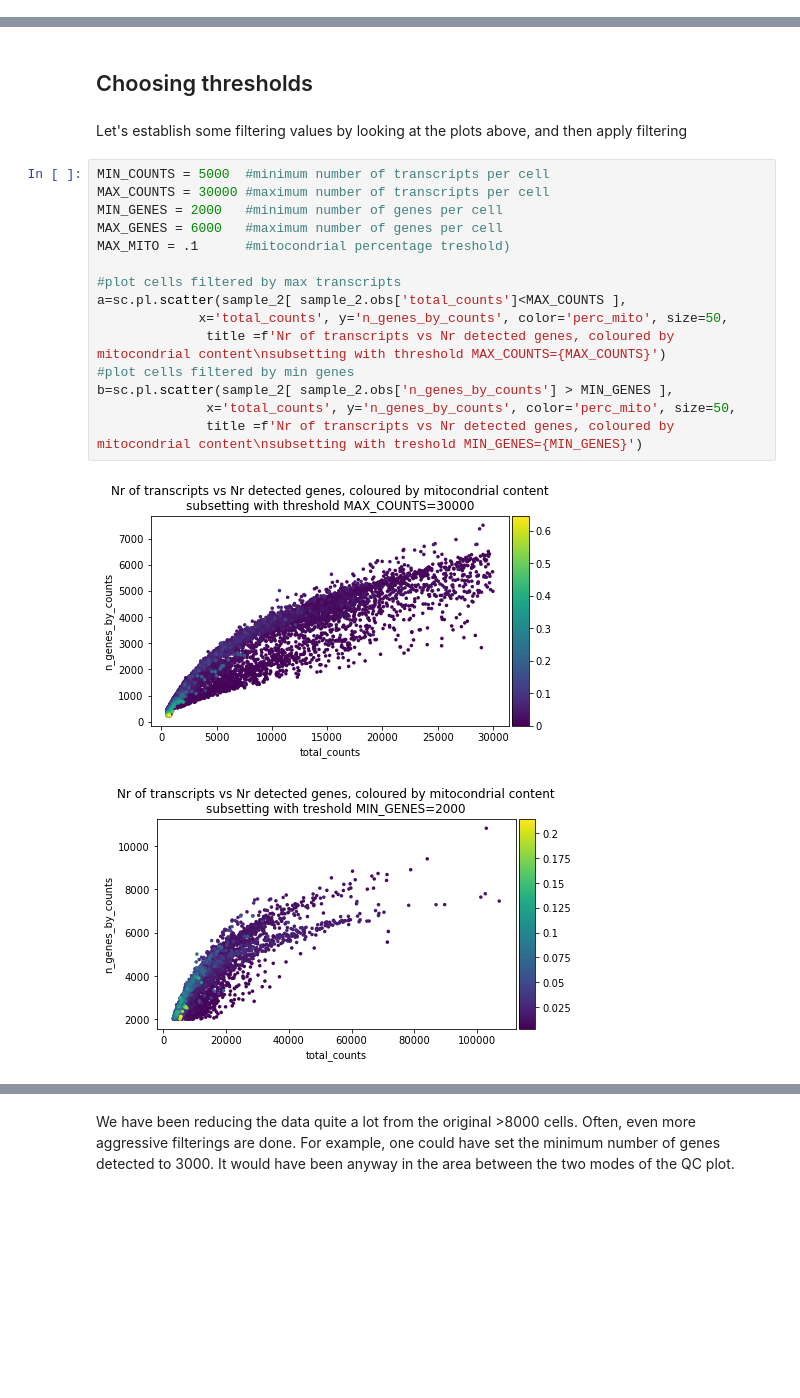
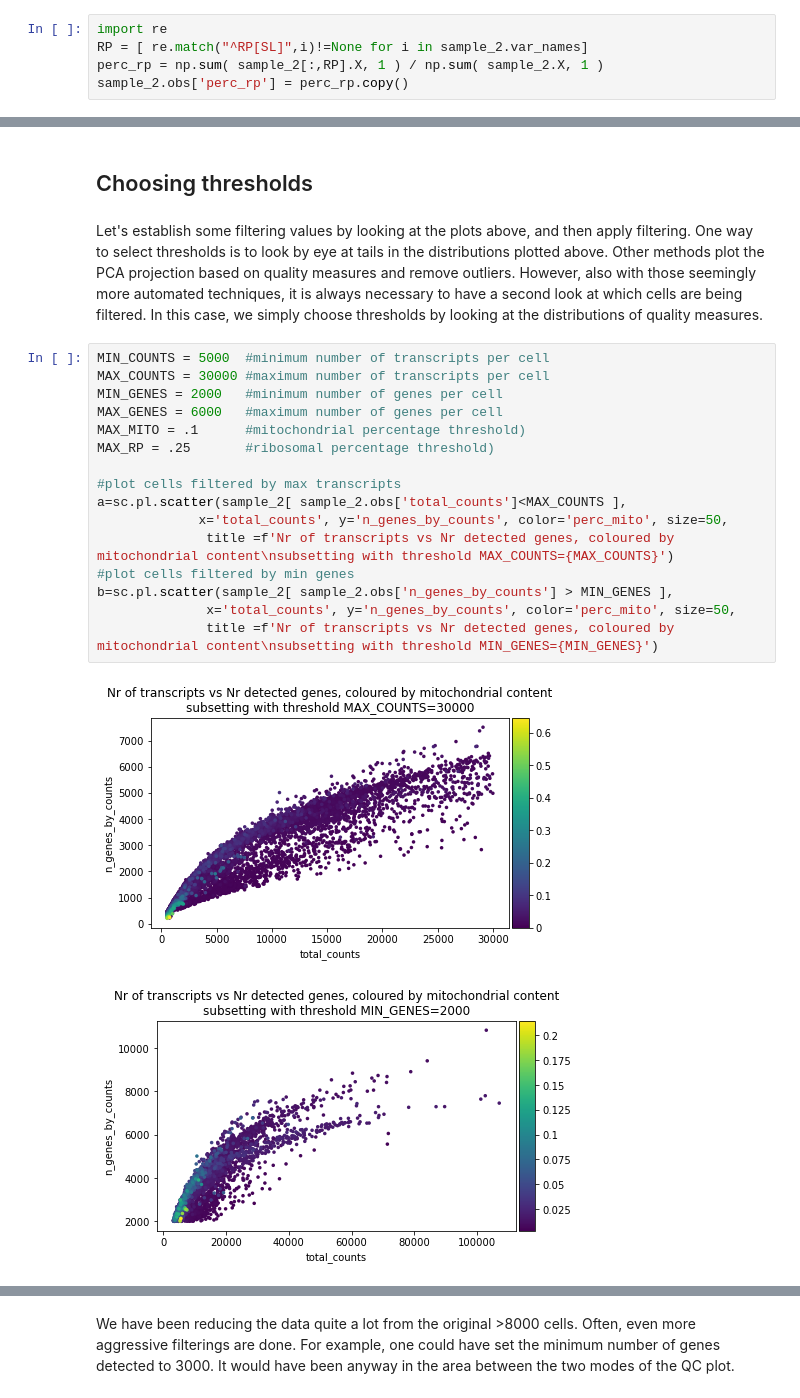
Before and after one commit to hds-sandbox/scRNASeq_course, a Jupyter notebook: Notebooks/Python/Part02_filtering_sample2.ipynb, the cells around one changed output, grey strips where cells are left out. Drawn from its saved outputs; the diff is of its cells as text; blank space fills up the shorter version.

```diff
--- a/Notebooks/Python/Part02_filtering_sample2.ipynb
+++ b/Notebooks/Python/Part02_filtering_sample2.ipynb
@@ -41,3 +48,8 @@ We calculate the percentage of mitocondrial genes into each cell. A high percent
+# %%
+import re
+RP = [ re.match("^RP[SL]",i)!=None for i in sample_2.var_names]
+perc_rp = np.sum( sample_2[:,RP].X, 1 ) / np.sum( sample_2.X, 1 )
+sample_2.obs['perc_rp'] = perc_rp.copy()
 # %%
 MT = ['MT' in i for i in sample_2.var_names]
 perc_mito = np.sum( sample_2[:,MT].X, 1 ) / np.sum( sample_2.X, 1 )
@@ -84,24 +115,25 @@ Text(0.5, 1.0, 'Distribution of mitocondrial content per cell')
 # %% [markdown]
 ## Choosing thresholds
 # %% [markdown]
-Let's establish some filtering values by looking at the plots above, and then apply filtering
+Let's establish some filtering values by looking at the plots above, and then apply filtering. One way to select thresholds is to look by eye at tails in the distributions plotted above. Other methods plot the PCA projection based on quality measures and remove outliers. However, also with those seemingly more automated techniques, it is always necessary to have a second look at which cells are being filtered. In this case, we simply choose thresholds by looking at the distributions of quality measures.
 # %%
 MIN_COUNTS = 5000  #minimum number of transcripts per cell
 MAX_COUNTS = 30000 #maximum number of transcripts per cell
 MIN_GENES = 2000   #minimum number of genes per cell
 MAX_GENES = 6000   #maximum number of genes per cell
-MAX_MITO = .1      #mitocondrial percentage treshold)
+MAX_MITO = .1      #mitochondrial percentage threshold)
+MAX_RP = .25       #ribosomal percentage threshold)
 
 #plot cells filtered by max transcripts
 a=sc.pl.scatter(sample_2[ sample_2.obs['total_counts']<MAX_COUNTS ],
              x='total_counts', y='n_genes_by_counts', color='perc_mito', size=50,
-              title =f'Nr of transcripts vs Nr detected genes, coloured by mitocondrial content\nsubsetting with threshold MAX_COUNTS={MAX_COUNTS}')
+              title =f'Nr of transcripts vs Nr detected genes, coloured by mitochondrial content\nsubsetting with threshold MAX_COUNTS={MAX_COUNTS}')
 #plot cells filtered by min genes
 b=sc.pl.scatter(sample_2[ sample_2.obs['n_genes_by_counts'] > MIN_GENES ],
               x='total_counts', y='n_genes_by_counts', color='perc_mito', size=50,
-              title =f'Nr of transcripts vs Nr detected genes, coloured by mitocondrial content\nsubsetting with treshold MIN_GENES={MIN_GENES}')
+              title =f'Nr of transcripts vs Nr detected genes, coloured by mitochondrial content\nsubsetting with threshold MIN_GENES={MIN_GENES}')
 # %% [output]
-[figure, old version]
+[figure, new version]
-[figure, old version]
+[figure, new version]
 # %% [markdown]
 
```
Also changed, not shown: parts of 25 cells of this notebook, 1 other file.
